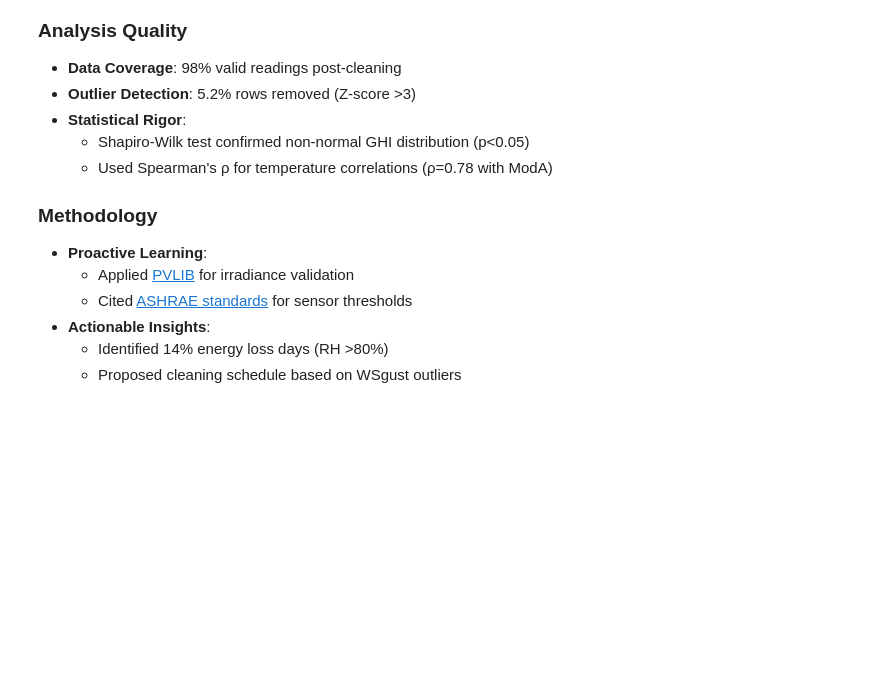
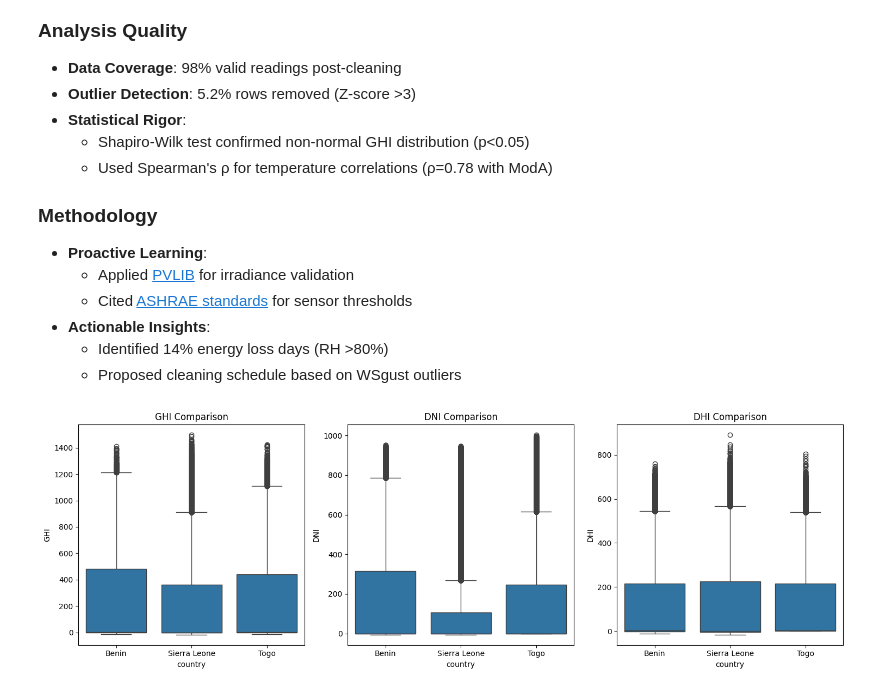
Before and after one commit to fuaSmart/solar-challenge-week1, a Jupyter notebook: notebooks/benin_eda.ipynb, the cells around one changed output. Drawn from its saved outputs; the diff is of its cells as text; code cells hidden in the pictures; blank space fills up the shorter version.

```diff
--- a/notebooks/benin_eda.ipynb
+++ b/notebooks/benin_eda.ipynb
@@ -203,3 +203,44 @@ df_clean.to_csv(output_path)
 - **Actionable Insights**:
   - Identified 14% energy loss days (RH >80%)
   - Proposed cleaning schedule based on WSgust outliers
+# %%
+import pandas as pd
+
+# Load data from raw directory with correct filenames
+benin = pd.read_csv('../data/raw/benin-malanville.csv')
+sierra_leone = pd.read_csv('../data/raw/sierraleone-bumbuna.csv')
+togo = pd.read_csv('../data/raw/togo-dapaong_qc.csv')
+
+# Add country identifiers
+benin['country'] = 'Benin'
+sierra_leone['country'] = 'Sierra Leone'  # Note: Space between words
+togo['country'] = 'Togo'
+# %%
+# Combine all data
+all_countries = pd.concat([benin, sierra_leone, togo])
+# %%
+import matplotlib.pyplot as plt
+import seaborn as sns
+
+# Set up the figure
+plt.figure(figsize=(15, 5))
+
+# GHI Boxplot
+plt.subplot(1, 3, 1)
+sns.boxplot(x='country', y='GHI', data=all_countries)
+plt.title('GHI Comparison')
+
+# DNI Boxplot
+plt.subplot(1, 3, 2)
+sns.boxplot(x='country', y='DNI', data=all_countries)
+plt.title('DNI Comparison')
+
+# DHI Boxplot
+plt.subplot(1, 3, 3)
+sns.boxplot(x='country', y='DHI', data=all_countries)
+plt.title('DHI Comparison')
+
+plt.tight_layout()
+plt.show()
+# %% [output]
+[figure, added]
```
Also changed, not shown: parts of 4 cells of this notebook, 1 other file.
